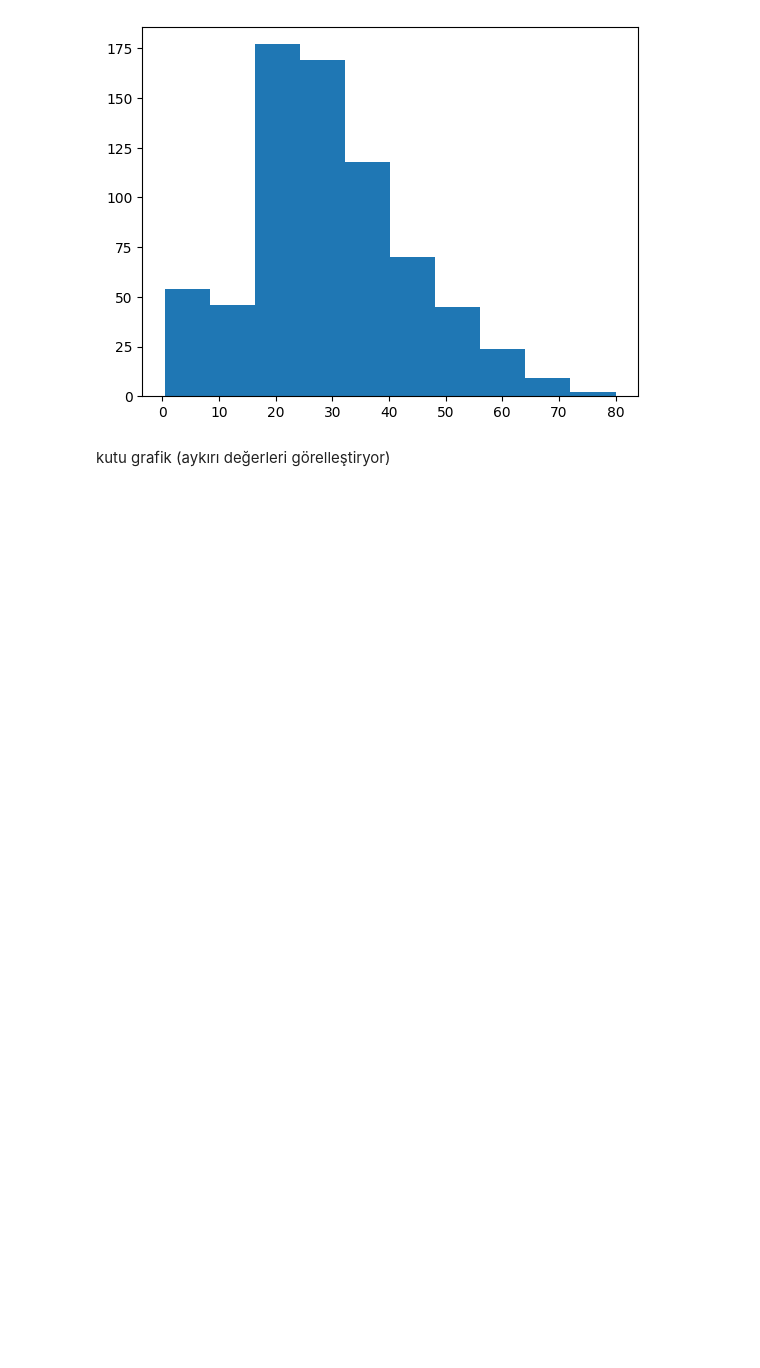
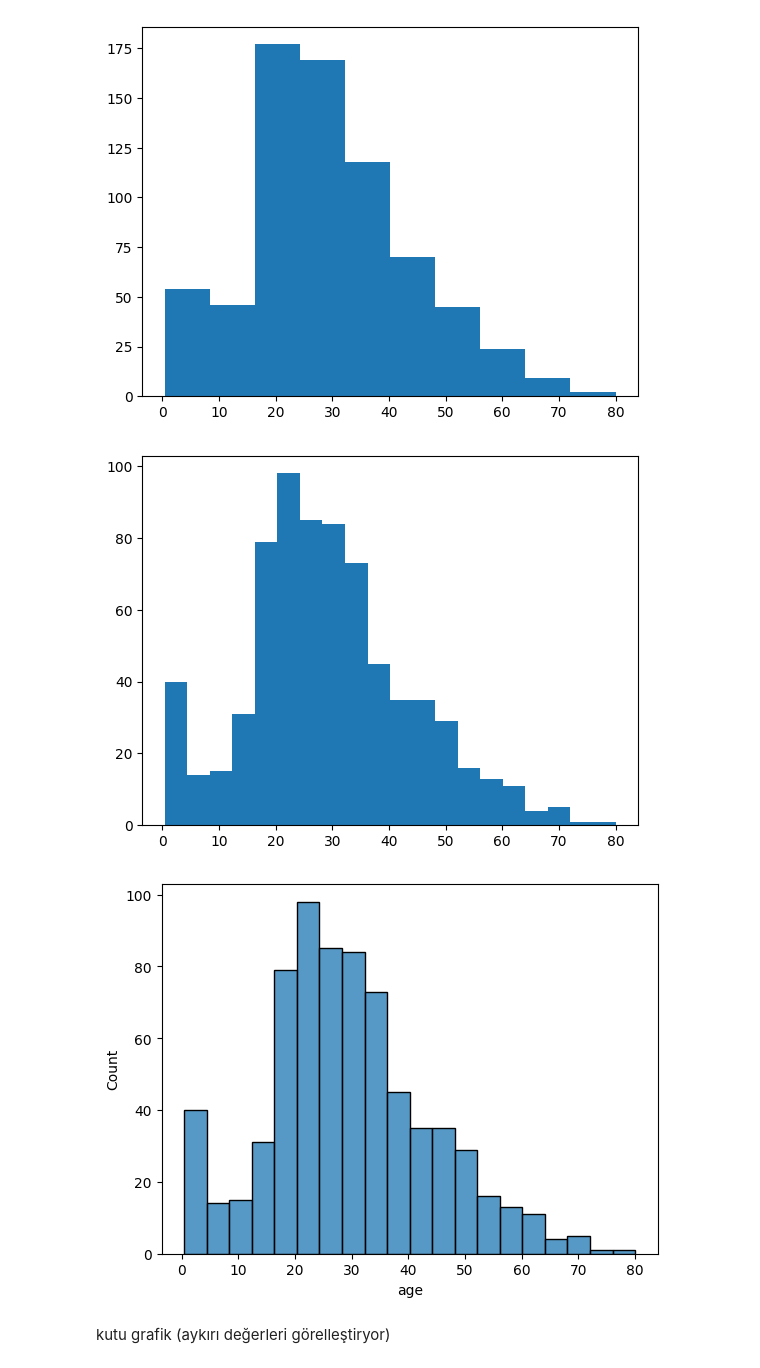
Before and after one commit to omerfarukpala/miuul, a Jupyter notebook: Matplotlib.ipynb, the cells around one changed output. Drawn from its saved outputs; the diff is of its cells as text; code cells hidden in the pictures; blank space fills up the shorter version.

```diff
--- a/Matplotlib.ipynb
+++ b/Matplotlib.ipynb
@@ -54,6 +78,14 @@ plt.hist(df["age"])
 plt.show()
 # %% [output]
 [figure]
+# %%
+plt.hist(df['age'], bins=20)  # sayisal degiskenlerin dagilimi elde edilir
+plt.show(block=True)
+sns.histplot(df['age'])
+plt.show(block=True)
+# %% [output]
+[figure, added]
+[figure, added]
 # %% [markdown]
 kutu grafik (aykırı değerleri görelleştiryor)
 # %%
```
Also changed, not shown: parts of 3 cells of this notebook.
